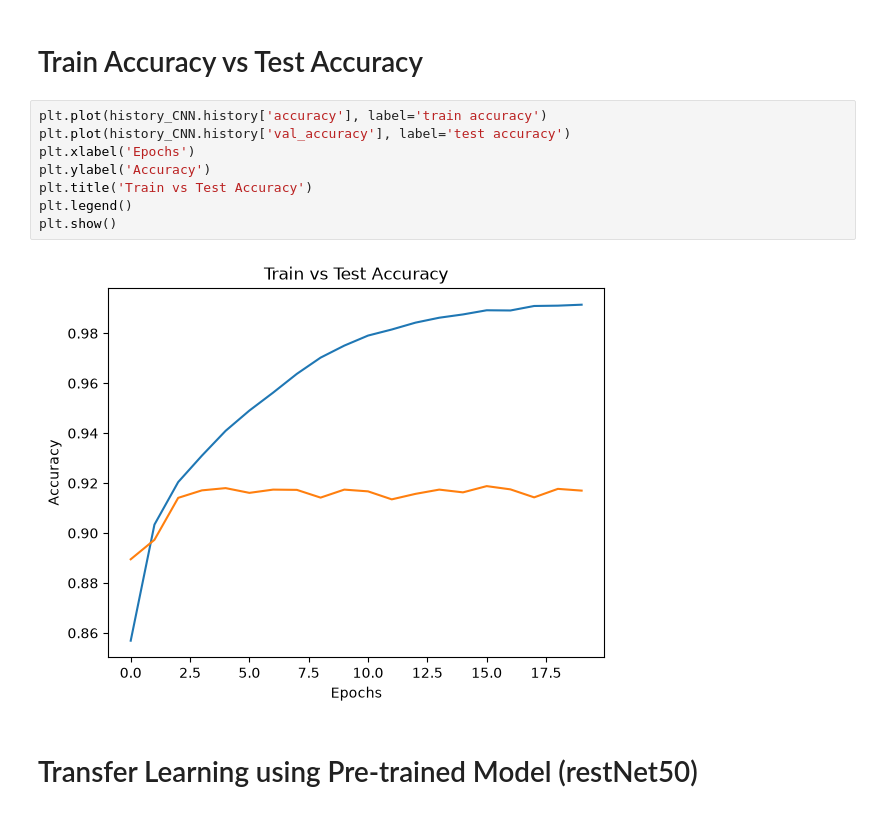
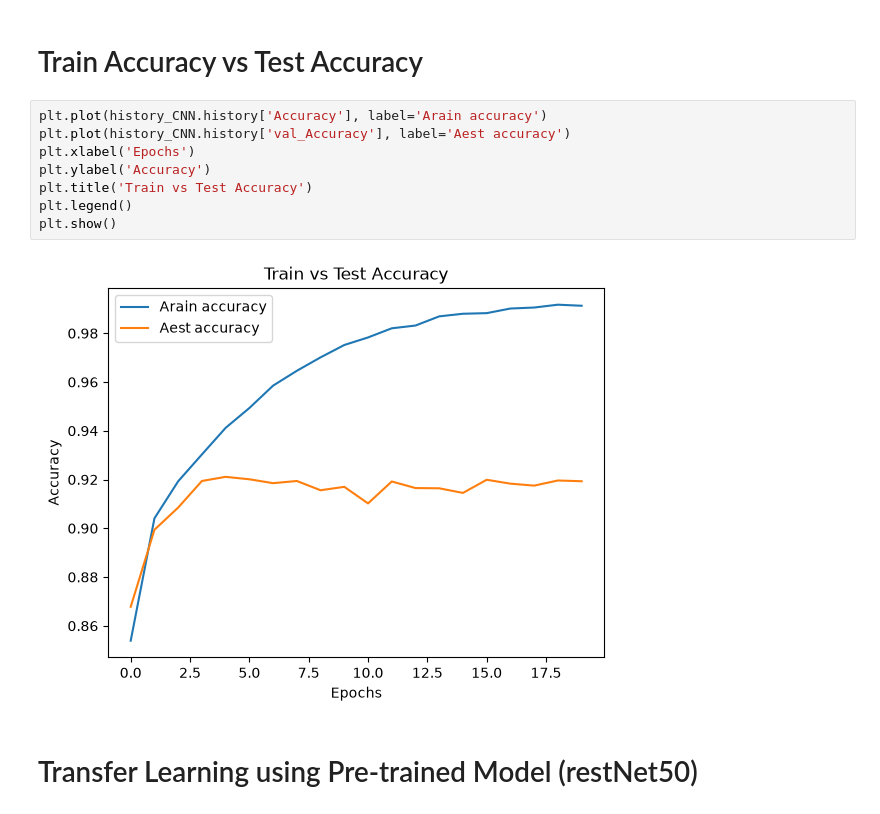
Before and after one commit to shy942/ML-exploration, a Jupyter notebook: notebooks/12_Computer_Vision.ipynb, the cells around one changed output. Cells and saved outputs as stored; diff of their text form.

```diff
--- a/notebooks/12_Computer_Vision.ipynb
+++ b/notebooks/12_Computer_Vision.ipynb
@@ -219,15 +219,15 @@ plt.show()
 # %% [markdown]
 # Train Accuracy vs Test Accuracy
 # %%
-plt.plot(history_CNN.history['accuracy'], label='train accuracy')
-plt.plot(history_CNN.history['val_accuracy'], label='test accuracy')
+plt.plot(history_CNN.history['Accuracy'], label='Arain accuracy')
+plt.plot(history_CNN.history['val_Accuracy'], label='Aest accuracy')
 plt.xlabel('Epochs')
 plt.ylabel('Accuracy')
 plt.title('Train vs Test Accuracy')
 plt.legend()
 plt.show()
 # %% [output]
-[figure, old version]
+[figure, new version]
 # %% [markdown]
 # Transfer Learning using Pre-trained Model (restNet50)
 # %%
```
Also changed, not shown: parts of 3 cells of this notebook, 1 other file.
